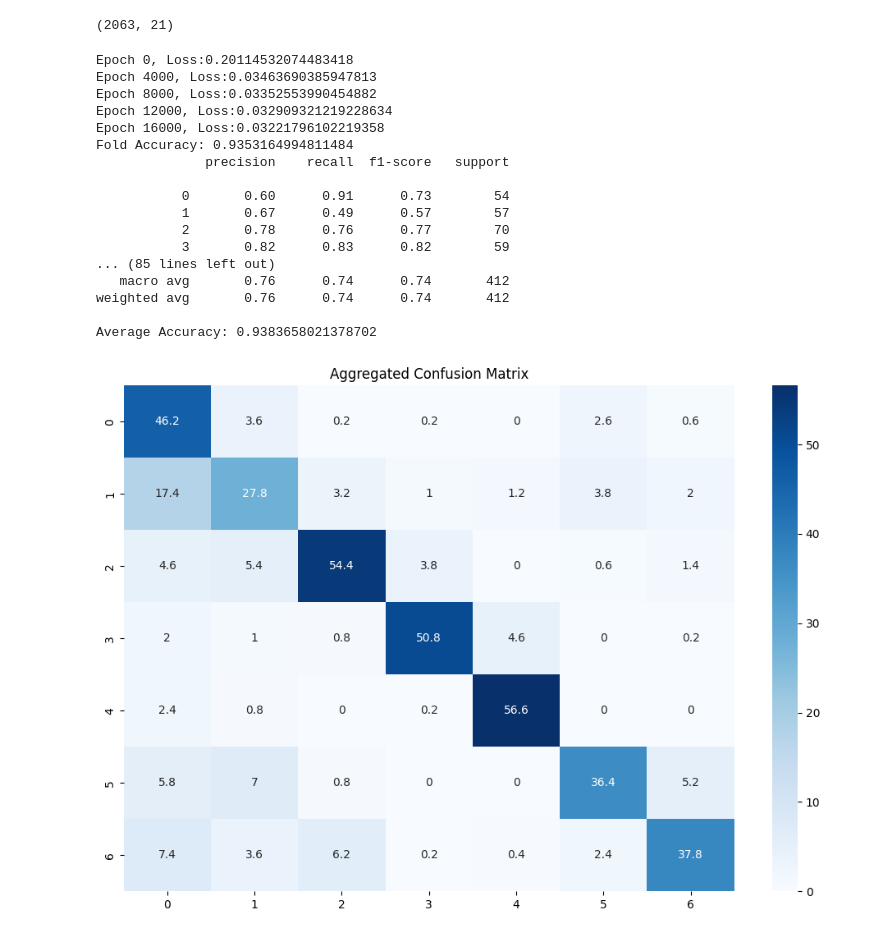
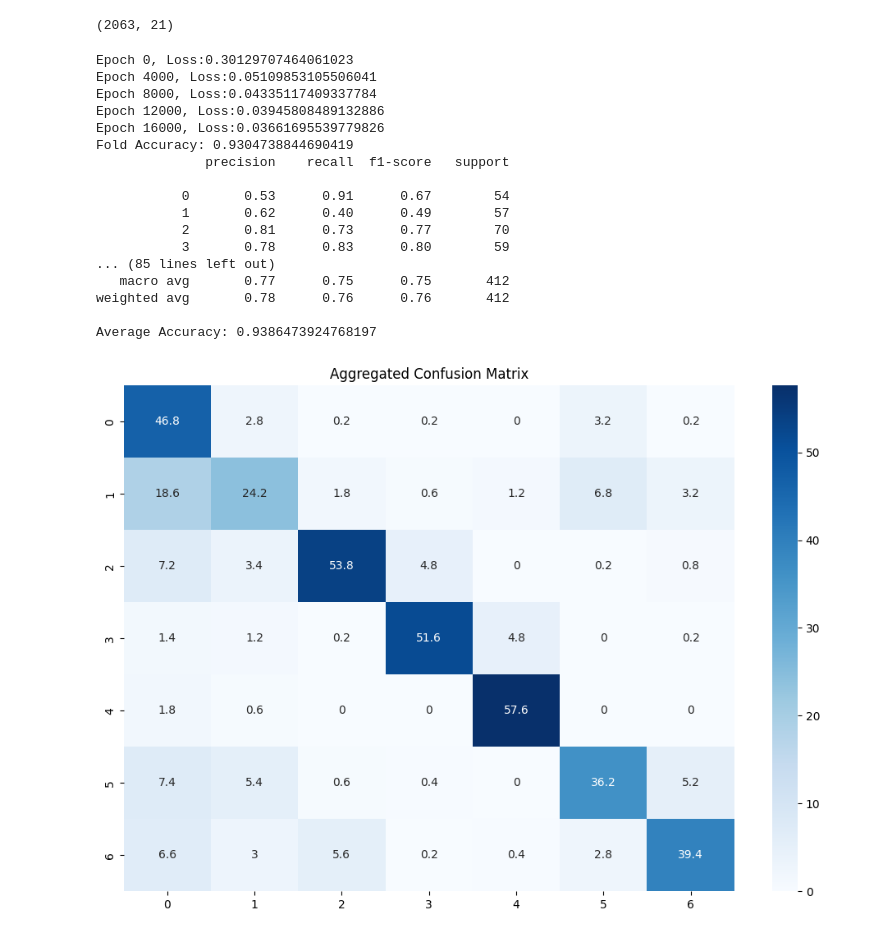
Before and after one commit to Ndraaa15/Final-Project-Neural-Network, a Jupyter notebook: backprop_sigmoid.ipynb, the cells around one changed output. Saved outputs shown, nothing was run; the diff lists cells and outputs as text; code cells hidden in the pictures.

```diff
--- a/backprop_sigmoid.ipynb
+++ b/backprop_sigmoid.ipynb
@@ -56,14 +77,7 @@ df.shape
 # %% [output]
 (2063, 21)
 # %%
-import seaborn as sns
-from sklearn.model_selection import StratifiedKFold
-import matplotlib.pyplot as plt
-from sklearn.metrics import classification_report, confusion_matrix
-import numpy as np
-import pandas as pd
-
-# Assuming `df` is the dataframe with your dataset
+# Memisahkan fitur dan target
 X = df.drop('NObeyesdad', axis=1)
 y = df['NObeyesdad']
 
@@ -72,6 +86,9 @@ y_one_hot = pd.get_dummies(y).to_numpy()
 
 # Convert features to numpy
 X = X.to_numpy()
+
+# Scaling features (Hanya data pelatihan yang di-fit oleh scaler)
+scaler = StandardScaler()
 
 # Initialize cross-validation
 n_splits = 5
@@ -92,53 +109,56 @@ for train_index, test_index in skf.split(X, y):
     X_train, X_test = X[train_index], X[test_index]
     y_train, y_test = y_one_hot[train_index], y_one_hot[test_index]
 
-    # Initialize and train the neural network
-    nn = Backpropagation()
-    nn._init_(input_size, hidden_size, output_size)
-    nn.train(X_train, y_train, 20000, 0.01)
+    # Scaling the features (fit scaler only on training data)
+    X_train_scaled = scaler.fit_transform(X_train)  # Fit and transform on train
+    X_test_scaled = scaler.transform(X_test)        # Only transform on test
+
+    # Initialize and train the neural network with ReLU and Softmax
+    nn = Backpropagation(input_size, hidden_size, hidden_size, output_size)  # Coba dengan softmax
+    nn.train(X_train_scaled, y_train, epochs=20000, learning_rate=0.0005)
 
     # Generate predictions
-    output = nn.feedforward(X_test)
-    output = np.round(output)
+    output = nn.feedforward(X_test_scaled)
+    output = np.round(output)  # Round output to get 0 or 1
 
     # Calculate accuracy
     accuracy = np.mean(output == y_test)
     accuracies.append(accuracy)
 
     # Store classification report and confusion matrix
     classification_reports.append(classification_report(y_test.argmax(axis=1), output.argmax(axis=1), output_dict=True))
     confusion_matrices.append(confusion_matrix(y_test.argmax(axis=1), output.argmax(axis=1)))
 
     print(f"Fold Accuracy: {accuracy}")
     print(classification_report(y_test.argmax(axis=1), output.argmax(axis=1)))
 
 # Average accuracy across folds
 print(f"Average Accuracy: {np.mean(accuracies)}")
 
 # Aggregate confusion matrix
 average_cm = np.mean(confusion_matrices, axis=0)
 
 # Plot aggregated confusion matrix
 plt.figure(figsize=(12, 8))
 sns.heatmap(average_cm, annot=True, fmt='g', cmap='Blues')
 plt.title("Aggregated Confusion Matrix")
 plt.show()
 # %% [output]
-Epoch 0, Loss:0.20114532074483418
-Epoch 4000, Loss:0.03463690385947813
-Epoch 8000, Loss:0.03352553990454882
-Epoch 12000, Loss:0.032909321219228634
-Epoch 16000, Loss:0.03221796102219358
-Fold Accuracy: 0.9353164994811484
+Epoch 0, Loss:0.30129707464061023
+Epoch 4000, Loss:0.05109853105506041
+Epoch 8000, Loss:0.04335117409337784
+Epoch 12000, Loss:0.03945808489132886
+Epoch 16000, Loss:0.03661695539779826
+Fold Accuracy: 0.9304738844690419
               precision    recall  f1-score   support
 
-           0       0.60      0.91      0.73        54
-           1       0.67      0.49      0.57        57
-           2       0.78      0.76      0.77        70
-           3       0.82      0.83      0.82        59
+           0       0.53      0.91      0.67        54
+           1       0.62      0.40      0.49        57
+           2       0.81      0.73      0.77        70
+           3       0.78      0.83      0.80        59
 ... (85 lines left out)
-   macro avg       0.76      0.74      0.74       412
-weighted avg       0.76      0.74      0.74       412
+   macro avg       0.77      0.75      0.75       412
+weighted avg       0.78      0.76      0.76       412
 
-Average Accuracy: 0.9383658021378702
+Average Accuracy: 0.9386473924768197
-[figure, old version]
+[figure, new version]
```
Also changed, not shown: parts of 2 cells of this notebook, 1 other file.
